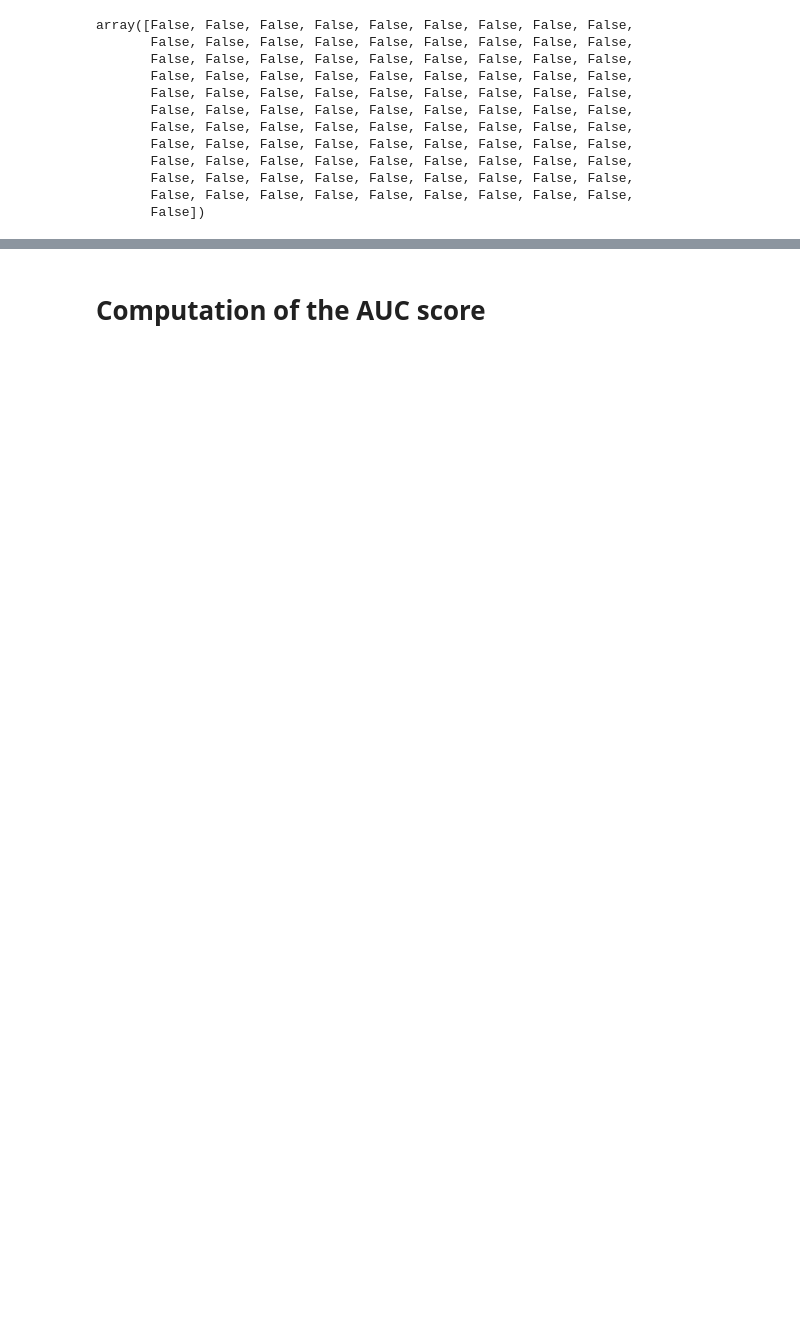
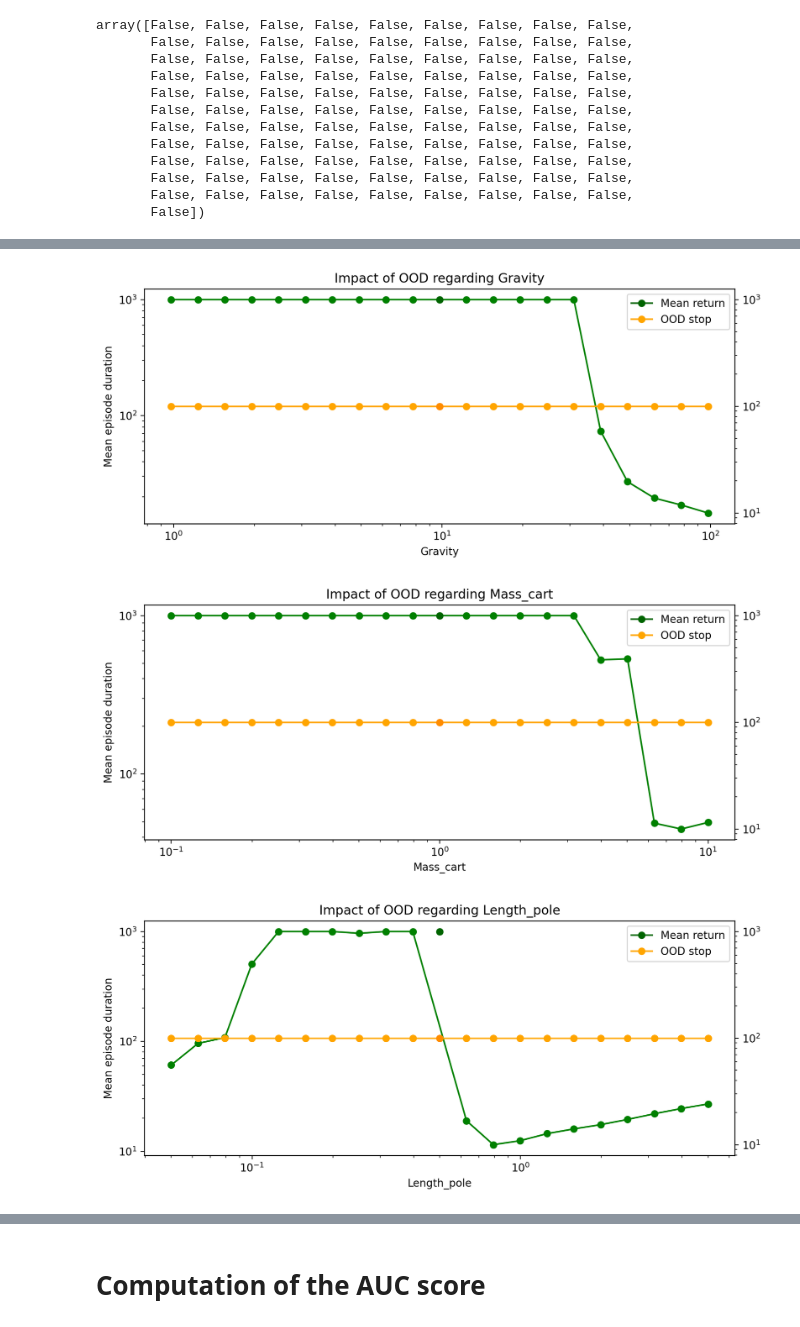
Before and after one commit to ArnaudGardille/RL-OOD-detection, a Jupyter notebook: RL_OOD_detection.ipynb, the cells around one changed output, grey strips where cells are left out. Saved outputs shown, nothing was run; the diff lists cells and outputs as text; code cells hidden in the pictures; blank space fills up the shorter version.

```diff
--- a/RL_OOD_detection.ipynb
+++ b/RL_OOD_detection.ipynb
@@ -274,7 +253,7 @@ for key in tqdm(results):
 # %% [markdown]
 We add as maning in distribution examples and there are ood examples
 # %%
-original_env = instanciate_cartpole(default_values)
+original_env = instanciation_function(default_values)
 agent = A2C.load(path_agent, env=original_env)
 
 list_scores = []
@@ -291,8 +269,9 @@ std_ood_scores['Gravity']
 # %%
-original_env = instanciate_cartpole(default_values)
+original_env = instanciation_function(default_values)
 list_scores = np.array([ood_detector.test_ood(original_env, nb_steps=1000) for _ in range(100)])
 ood_score = list_scores.mean()
 std_score = list_scores.std()
+threshold = ood_score + 10*std_score
 
 ood_score, std_score, threshold
 # %% [output]
@@ -429,9 +304,9 @@ ood_detector.stop_above_threshold(original_env, threshold, start_at=50, nb_steps
 # %%
-default_values, values = get_cartpole_values()
+
 mean_ood_stops = {}
 std_ood_stops = {}
 
-original_env = instanciate_cartpole(default_values)
+original_env = instanciation_function(default_values)
 agent = A2C.load(path_agent, env=original_env)
 ood_detector = MartingaleOODDetector(env)
 
@@ -439,9 +314,9 @@ ood_detector = MartingaleOODDetector(env)
 for config in tqdm(ood_configs):
     if config['change'] not in mean_ood_stops:
         mean_ood_stops[config['change']] = []
-        mean_ood_stops[config['change']] = []
+        std_ood_stops[config['change']] = []
 
-    ood_env = instanciate_cartpole(config)
+    ood_env = instanciation_function(config)
     agent = A2C.load(path_agent, env=ood_env)
     list_stops = np.array([ood_detector.stop_above_threshold(original_env, threshold, start_at=30, nb_steps=1000)[0] for _ in range(10)])
     mean_ood_stop = list_stops.mean()
@@ -457,35 +350,45 @@ KeyError: 'Gravity'
+# %%
+original_result = 1000.0
+stop_in_distrib = 100.0
 # %%
 from turtle import color
 from numpy import inf
 
 
 for key in tqdm(results):
     fig, ax = plt.subplots(figsize=(10, 4), dpi=200)
     ax.set_xscale('log')
     ax.set_yscale('log')
-
-    labels = copy(values[key])
-    labels.append(default_values[key])
-    labels = sorted(labels)
+    ax2=ax.twinx()
+    ax2.set_yscale('log')
 
     #mean_ood_scores[key] = np.nan_to_num(mean_ood_scores[key], copy=True, nan=0.0, posinf=max(mean_ood_scores[key]), neginf=0)
     #std_ood_scores[key] = np.nan_to_num(std_ood_scores[key], copy=True, nan=0.0, posinf=max(std_ood_scores[key]), neginf=0)
 
-    default_width = default_values[key]/6.0
-    width = np.array([2**i for i in range(-5, 0)] + [2**i for i in range(1, 5+1)]) #np.array(labels[1:]) - np.array(labels[:-1])
-    width *= default_width
+    default_width = default_values[key]/12.0
+    width = default_width * np.delete(np.logspace(-1, 1, num=21), 10)
     #print(width, np.array([width[-1]]))
     #width = np.concatenate((width, np.array([width[-1]])))/ 5
     #print(width)
 
-    ax.bar(default_values[key]- default_width/2, 1.0, width=default_width, label='Mean stop', color='darkgreen')
-    ax.bar(values[key]- width/2, results[key], width=width,  color='green')
+    #ax.bar(default_values[key]- default_width/2, original_result, width=default_width, label='Mean return', color='darkgreen')
+    #ax.bar(values[key]- width/2, results[key], width=width,  color='green')
 
-    ax.bar(default_values[key]+default_width/2, 1000.0, width=default_width, label='OOD stop', color='darkorange')
-    ax.bar(values[key]+ width/2, mean_ood_stops[key], width=width, color='orange', yerr=std_ood_scores[key])
+    #ax.bar(default_values[key]+default_width/2, stop_in_distrib, width=default_width, label='OOD stop', color='darkorange')
+    #ax.bar(values[key]+ width/2, mean_ood_stops[key], width=width, color='orange', yerr=std_ood_scores[key])
 
+    ax.plot(values[key], results[key], label='Mean return', marker='o',color='green')
+    ax.plot(default_values[key], original_result, marker='o',color='darkgreen')
+
+    ax2.plot([], [], marker='o',color='darkgreen', label='Mean return')
+    ax2.plot(values[key], mean_ood_stops[key], label='OOD stop', marker='o',color='orange')
+    ax2.plot(default_values[key], stop_in_distrib,  marker='o',color='darkorange')
     ax.set_xlabel(key)
     ax.set_ylabel('Mean episode duration')
     ax.set_title('Impact of OOD regarding '+key)
 
     plt.legend() #prop={'size': 'medium'}, ncol=2)
+# %% [output]
+[figure, added]
+[figure, added]
+[figure, added]
```
Also changed, not shown: parts of 37 cells of this notebook, 6 other files.
